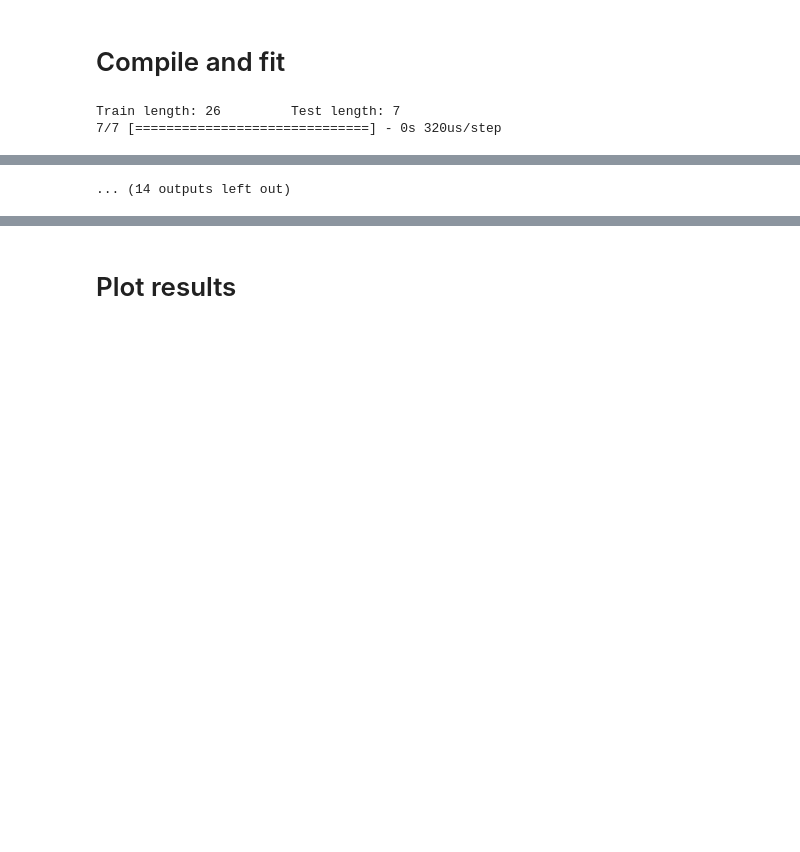
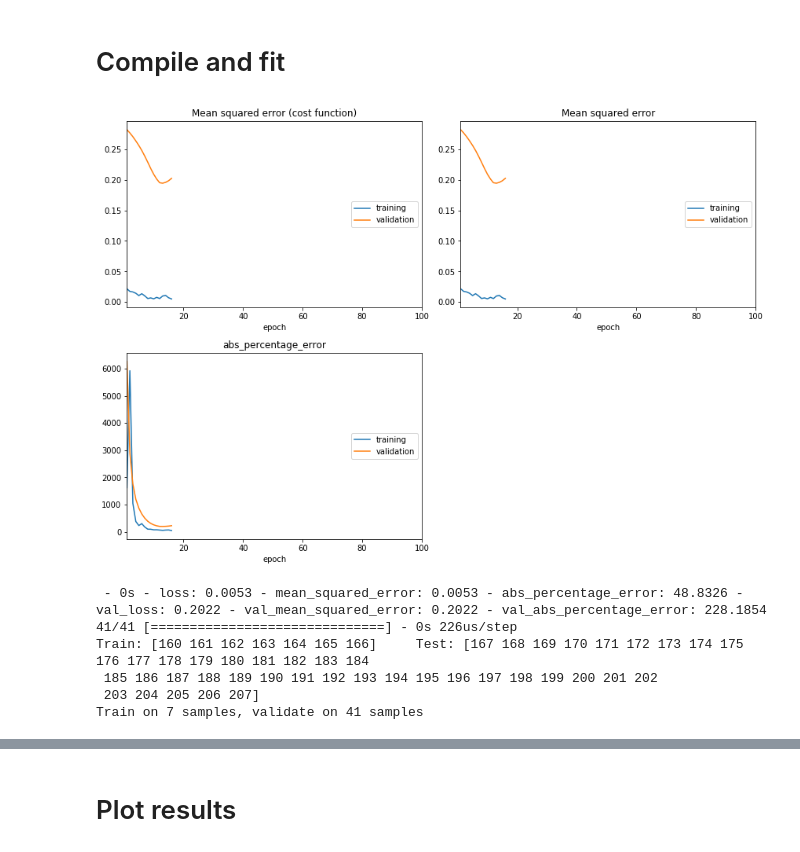
Before and after one commit to deKeijzer/KB-74-OPSCHALER, a Jupyter notebook: Personal_folders/Brian/Keras/8655 gasPower higher resolution.ipynb, the cells around one changed output, grey strips where cells are left out. Saved outputs shown, nothing was run; the diff lists cells and outputs as text; code cells hidden in the pictures; blank space fills up the shorter version.

```diff
--- a/Personal_folders/Brian/Keras/8655 gasPower higher resolution.ipynb
+++ b/Personal_folders/Brian/Keras/8655 gasPower higher resolution.ipynb
@@ -257,16 +256,16 @@ def make_model():
 
     activation = 'relu'
     #19
-    model.add(Dense(126, input_shape=(X_train.shape[1],), kernel_initializer='normal'))
+    model.add(Dense(16, input_shape=(X_train.shape[1],), kernel_initializer='normal'))
     model.add(Activation(activation))
     model.add(Dropout(0.5, seed=seed))
 
     # Dropout: 1 wont ''drop'' any data, 0.5 will drop half of the data
     # https://www.quora.com/How-does-the-dropout-method-work-in-deep-learning-And-why-is-it-claimed-to-be-an-effective-trick-to-improve-your-network
-    N = 32 #45
+    N = 256 #45
 
-    for i in range(2):
-        model.add(Dense(N, kernel_initializer='normal'))
+    for i in range(4):
+        model.add(Dense(N-i*4, kernel_initializer='normal'))
         model.add(Activation(activation))
         model.add(Dropout(0.5, seed=seed))
 
@@ -281,23 +280,23 @@ def compile_fit(model):
     multi_model = multi_gpu_model(model, gpus=num_gpu)
 
     lr = 0.55
-    epochs = 250
+    epochs = 100
     #decay_rate = 1*10**(-8)
     decay_rate = 0
     sgd = SGD(lr=lr, momentum=0.9, decay=decay_rate, nesterov=True) # sgd in general yields better results, but needs a lot of tweeking and is slower
 
     # compiling the sequential model
     #multi_model.compile(loss='mean_squared_error', optimizer='adam')
-    multi_model.compile(loss='mean_squared_error', metrics=['mse'], optimizer='adam')
+    multi_model.compile(loss='mean_squared_error', metrics=['mse', abs_percentage_error], optimizer='adam')
 
-    early_stopping_monitor = EarlyStopping(patience=5000)
+    early_stopping_monitor = EarlyStopping(patience=3)
 
     tensorboard = TensorBoard(log_dir="/home/16011015/notebooks/logs/{}".format(time()))
 
     # training the model and saving metrics in history
     multi_model.fit(X_train, y_train, batch_size=int(len(X_train)),
-                    epochs=epochs, verbose=0, validation_data=(X_test, y_test),
-                    callbacks=[early_stopping_monitor, tensorboard])
+                    epochs=epochs, verbose=2, validation_data=(X_test, y_test),
+                    callbacks=[early_stopping_monitor, PlotLossesKeras(), tensorboard])
     return multi_model
 # %% [markdown]
 # Compile and fit
@@ -304,30 +310,35 @@ def compile_fit(model):
 # %%
 scores = []
 y_tests = []
 y_preds = []
-x_indices = []
+test_indices = []
 
-i = 0
-# Train on one month, try to predict 1 week ahead, n_splits=26, max_train_size=4*7
-for train_index, test_index in tqdm(TimeSeriesSplit(n_splits=26, max_train_size=None).split(X)):
-    i += 1
-    print("Train length: %s \t Test length: %s" % (len(train_index), len(test_index)))
+n = 4
+
+for train_index, test_index in TimeSeriesSplit(n_splits=n, max_train_size=1*7).split(X):
+    # Train on one month, try to predict 1 week ahead, n_splits=26, max_train_size=4*7
+    print("Train: %s \t Test: %s" % (train_index, test_index))
     X_train, X_test = X[train_index], X[test_index]
     y_train, y_test = y[train_index], y[test_index]
 
     #Scale reshape
     X_train, X_test, y_train, y_test = scale_reshape(X_train, X_test, y_train, y_test)
 
     # Create the keras model
     model = make_model()
 
     # Compile and fit the model
     model = compile_fit(model)
 
-    scores.append(model.evaluate(X_test, y_test)[0])
+    scores.append(model.evaluate(X_test, y_test))
     y_tests.append(y_test)
     y_preds.append(model.predict(X_test))
-    x_indices.append(i)
+    test_indices.append(test_index)
 # %% [output]
+[figure, added]
-Train length: 26         Test length: 7
-7/7 [==============================] - 0s 320us/step
+ - 0s - loss: 0.0053 - mean_squared_error: 0.0053 - abs_percentage_error: 48.8326 - val_loss: 0.2022 - val_mean_squared_error: 0.2022 - val_abs_percentage_error: 228.1854
+41/41 [==============================] - 0s 226us/step
+Train: [160 161 162 163 164 165 166]     Test: [167 168 169 170 171 172 173 174 175 176 177 178 179 180 181 182 183 184
+ 185 186 187 188 189 190 191 192 193 194 195 196 197 198 199 200 201 202
+ 203 204 205 206 207]
+Train on 7 samples, validate on 41 samples
@@ -356 +344,0 @@ Train length: 28         Test length: 7
-... (14 outputs left out)
```
Also changed, not shown: parts of 11 cells of this notebook, 6 other files.
